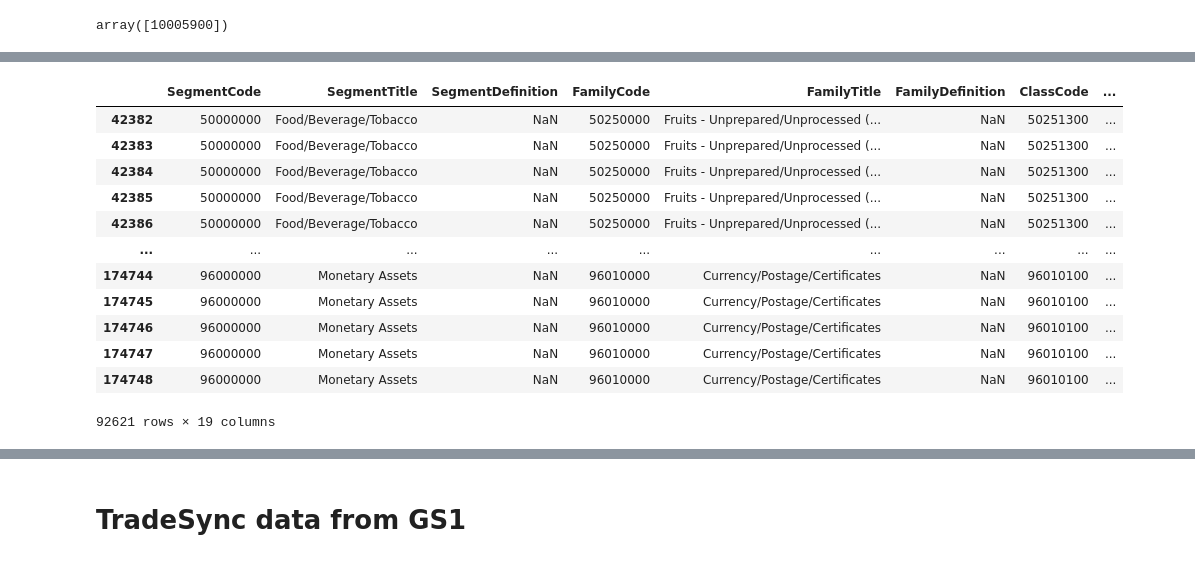
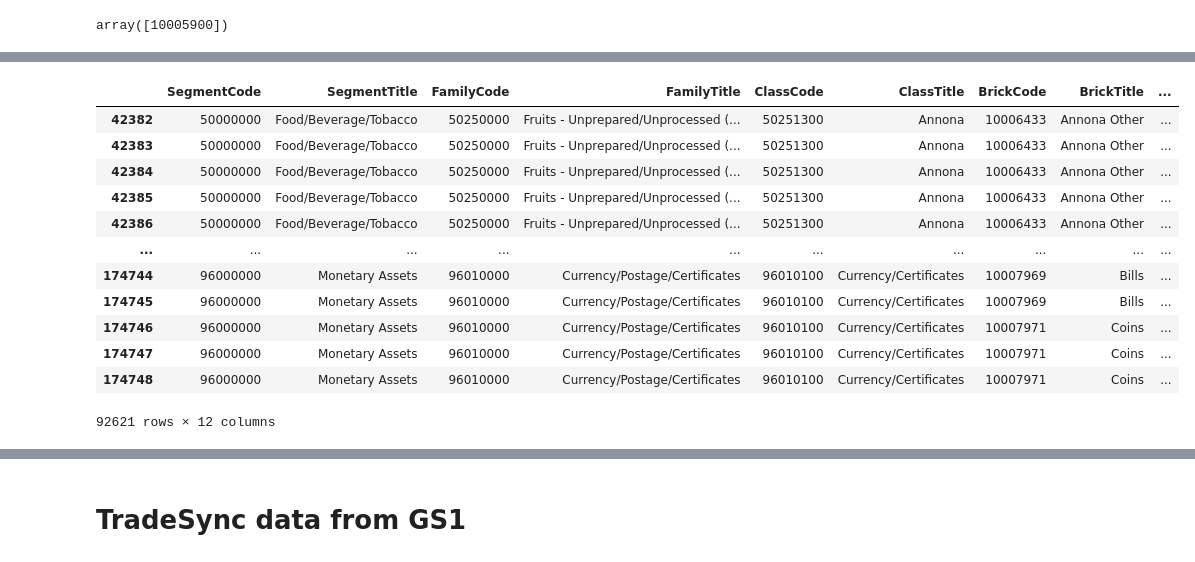
Before and after one commit to mrchapagain/ConsumerDataAnalytics, a Jupyter notebook: Data_Exploration.ipynb, the cells around one changed output, grey strips where cells are left out. Drawn from its saved outputs; the diff is of its cells as text; code cells hidden in the pictures.

```diff
--- a/Data_Exploration.ipynb
+++ b/Data_Exploration.ipynb
@@ -469,7 +470,8 @@ data_tradesync_excel.head(2).append(data_tradesync_excel.tail(2))
 columns = ['SegmentCode', 'SegmentTitle', 'FamilyCode', 'FamilyTitle', 'ClassCode', 'ClassTitle', 'BrickCode', 'BrickTitle', 'AttributeCode', 'AttributeTitle', 'AttributeValueCode', 'AttributeValueTitle']
 
 # Open the dataset with selective columns names
-data_tradesync_excel[columns].head(2).append(data_tradesync_excel[columns].tail(2))
+data_tradesync_selected_columns = data_tradesync_excel[columns]
+data_tradesync_selected_columns[columns].head(2).append(data_tradesync_selected_columns[columns].tail(2))
 # %% [output]
 |  | SegmentCode | SegmentTitle | FamilyCode | FamilyTitle | ClassCode | ClassTitle | BrickCode | BrickTitle | ... |
 | 0 | 70000000 | Arts/Crafts/Needlework | 70010000 | Arts/Crafts/Needlework Supplies | 70010200 | Airbrushing Supplies | 10001686 | Airbrushes (Powered) | ... |
@@ -515,16 +539,16 @@ array([70000000, 68000000, 53000000, 83000000, 74000000, 47000000,
 # %%
-data_tradesync_excel[data_tradesync_excel.AttributeCode == 20000743] # Brickcode:10005897, classcode: 50250700
+data_tradesync_selected_columns[data_tradesync_selected_columns.AttributeCode == 20000743] # Brickcode:10005897, classcode: 50250700
 # %% [output]
-|  | SegmentCode | SegmentTitle | SegmentDefinition | FamilyCode | FamilyTitle | FamilyDefinition | ClassCode | ... |
-| 42382 | 50000000 | Food/Beverage/Tobacco | NaN | 50250000 | Fruits - Unprepared/Unprocessed (... | NaN | 50251300 | ... |
-| 42383 | 50000000 | Food/Beverage/Tobacco | NaN | 50250000 | Fruits - Unprepared/Unprocessed (... | NaN | 50251300 | ... |
-| 42384 | 50000000 | Food/Beverage/Tobacco | NaN | 50250000 | Fruits - Unprepared/Unprocessed (... | NaN | 50251300 | ... |
-| 42385 | 50000000 | Food/Beverage/Tobacco | NaN | 50250000 | Fruits - Unprepared/Unprocessed (... | NaN | 50251300 | ... |
-| 42386 | 50000000 | Food/Beverage/Tobacco | NaN | 50250000 | Fruits - Unprepared/Unprocessed (... | NaN | 50251300 | ... |
-| ... | ... | ... | ... | ... | ... | ... | ... | ... |
-| 174744 | 96000000 | Monetary Assets | NaN | 96010000 | Currency/Postage/Certificates | NaN | 96010100 | ... |
-| 174745 | 96000000 | Monetary Assets | NaN | 96010000 | Currency/Postage/Certificates | NaN | 96010100 | ... |
-| 174746 | 96000000 | Monetary Assets | NaN | 96010000 | Currency/Postage/Certificates | NaN | 96010100 | ... |
-| 174747 | 96000000 | Monetary Assets | NaN | 96010000 | Currency/Postage/Certificates | NaN | 96010100 | ... |
-| 174748 | 96000000 | Monetary Assets | NaN | 96010000 | Currency/Postage/Certificates | NaN | 96010100 | ... |
+|  | SegmentCode | SegmentTitle | FamilyCode | FamilyTitle | ClassCode | ClassTitle | BrickCode | BrickTitle | ... |
+| 42382 | 50000000 | Food/Beverage/Tobacco | 50250000 | Fruits - Unprepared/Unprocessed (... | 50251300 | Annona | 10006433 | Annona Other | ... |
+| 42383 | 50000000 | Food/Beverage/Tobacco | 50250000 | Fruits - Unprepared/Unprocessed (... | 50251300 | Annona | 10006433 | Annona Other | ... |
+| 42384 | 50000000 | Food/Beverage/Tobacco | 50250000 | Fruits - Unprepared/Unprocessed (... | 50251300 | Annona | 10006433 | Annona Other | ... |
+| 42385 | 50000000 | Food/Beverage/Tobacco | 50250000 | Fruits - Unprepared/Unprocessed (... | 50251300 | Annona | 10006433 | Annona Other | ... |
+| 42386 | 50000000 | Food/Beverage/Tobacco | 50250000 | Fruits - Unprepared/Unprocessed (... | 50251300 | Annona | 10006433 | Annona Other | ... |
+| ... | ... | ... | ... | ... | ... | ... | ... | ... | ... |
+| 174744 | 96000000 | Monetary Assets | 96010000 | Currency/Postage/Certificates | 96010100 | Currency/Certificates | 10007969 | Bills | ... |
+| 174745 | 96000000 | Monetary Assets | 96010000 | Currency/Postage/Certificates | 96010100 | Currency/Certificates | 10007969 | Bills | ... |
+| 174746 | 96000000 | Monetary Assets | 96010000 | Currency/Postage/Certificates | 96010100 | Currency/Certificates | 10007971 | Coins | ... |
+| 174747 | 96000000 | Monetary Assets | 96010000 | Currency/Postage/Certificates | 96010100 | Currency/Certificates | 10007971 | Coins | ... |
+| 174748 | 96000000 | Monetary Assets | 96010000 | Currency/Postage/Certificates | 96010100 | Currency/Certificates | 10007971 | Coins | ... |
-92621 rows × 19 columns
+92621 rows × 12 columns
```
Also changed, not shown: parts of 5 cells of this notebook.
